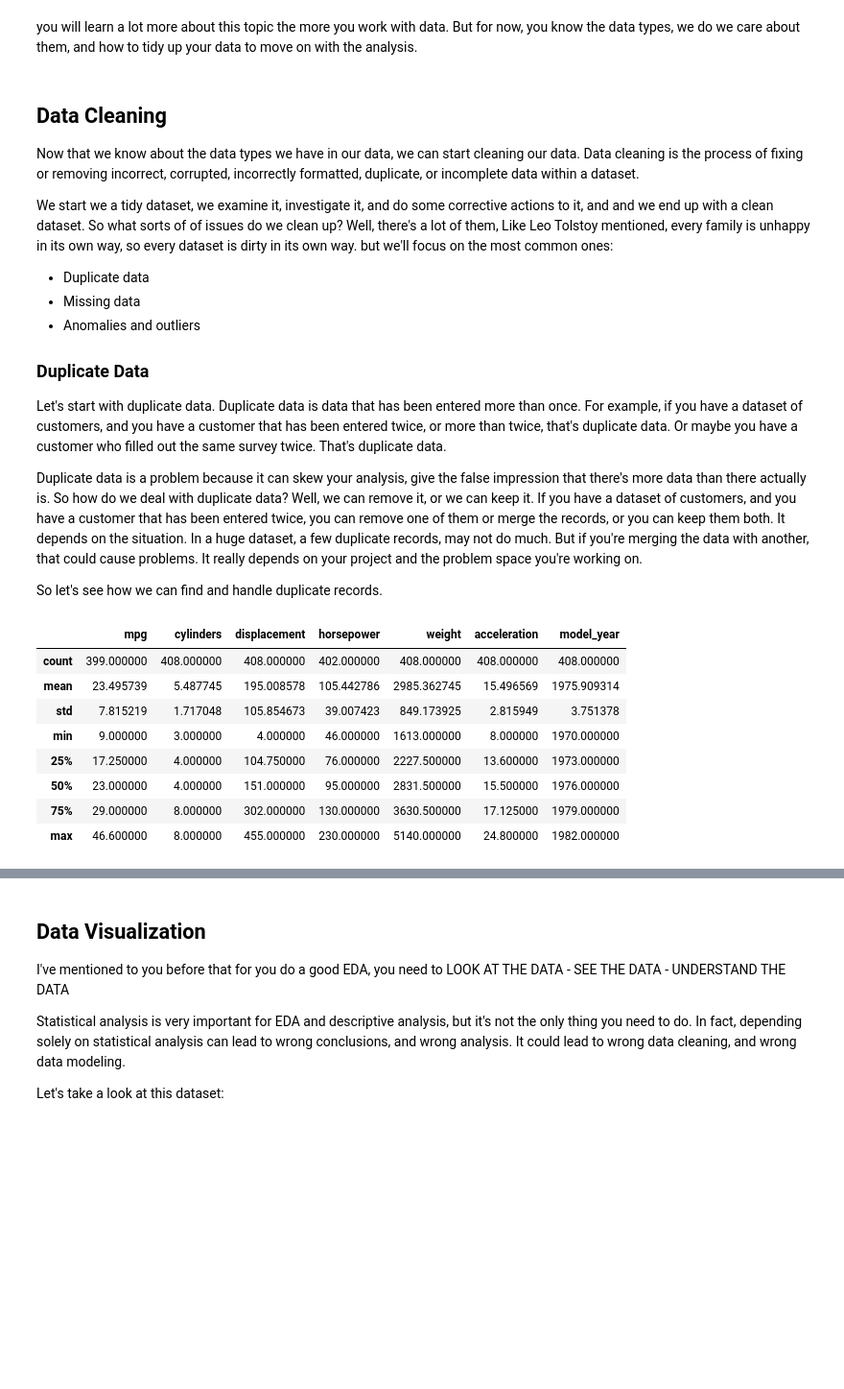
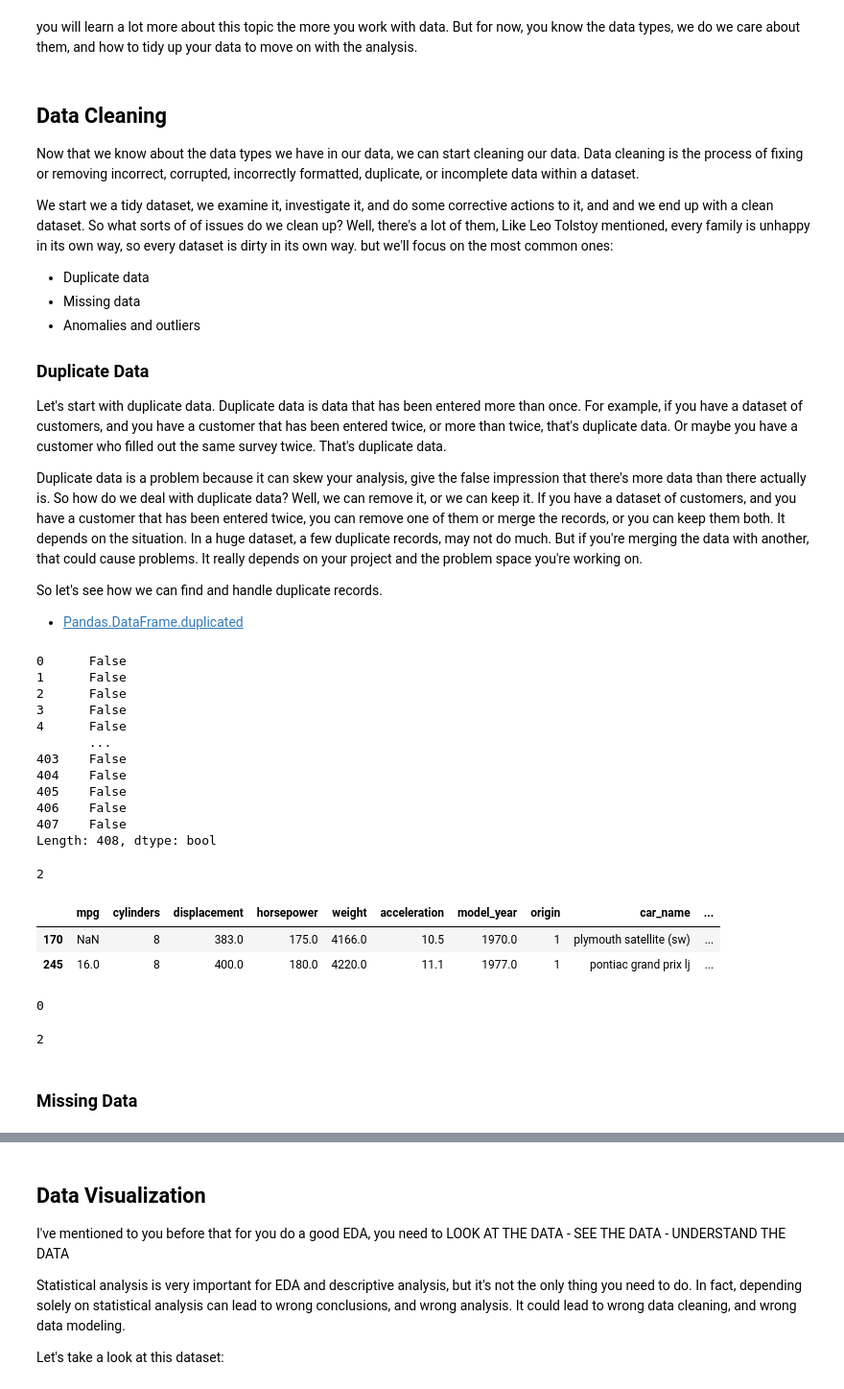
Before and after one commit to IT4063C/IT4063C.github.io, a Jupyter notebook: content/course-notes/6.eda/index.ipynb, the cells around one changed output, grey strips where cells are left out. Shown at 96% size. Cells and saved outputs as stored; diff of their text form; code cells hidden in the pictures; blank space fills up the shorter version.

```diff
--- a/content/course-notes/6.eda/index.ipynb
+++ b/content/course-notes/6.eda/index.ipynb
@@ -313,16 +320,45 @@ If you have a dataset of customers, and you have a customer that has been entere
 It depends on the situation. In a huge dataset, a few duplicate records, may not do much. But if you're merging the data with another, that could cause problems. It really depends on your project and the problem space you're working on.
 
 So let's see how we can find and handle duplicate records.
+
+- [Pandas.DataFrame.duplicated ](https://pandas.pydata.org/docs/reference/api/pandas.DataFrame.duplicated.html)
 # %%
-# df.describe() gives statistical summaries of the data
-auto_mpg_df.describe()
+# this returns a series of booleans. You can pass some conditions to the functions, as to what needs to be considered in the comparison, and which record to be marked.
+auto_mpg_df.duplicated()
 # %% [output]
-|  | mpg | cylinders | displacement | horsepower | weight | acceleration | model_year |
-| count | 399.000000 | 408.000000 | 408.000000 | 402.000000 | 408.000000 | 408.000000 | 408.000000 |
-| mean | 23.495739 | 5.487745 | 195.008578 | 105.442786 | 2985.362745 | 15.496569 | 1975.909314 |
-| std | 7.815219 | 1.717048 | 105.854673 | 39.007423 | 849.173925 | 2.815949 | 3.751378 |
-| min | 9.000000 | 3.000000 | 4.000000 | 46.000000 | 1613.000000 | 8.000000 | 1970.000000 |
-| 25% | 17.250000 | 4.000000 | 104.750000 | 76.000000 | 2227.500000 | 13.600000 | 1973.000000 |
-| 50% | 23.000000 | 4.000000 | 151.000000 | 95.000000 | 2831.500000 | 15.500000 | 1976.000000 |
-| 75% | 29.000000 | 8.000000 | 302.000000 | 130.000000 | 3630.500000 | 17.125000 | 1979.000000 |
-| max | 46.600000 | 8.000000 | 455.000000 | 230.000000 | 5140.000000 | 24.800000 | 1982.000000 |
+0      False
+1      False
+2      False
+3      False
+4      False
+       ...
+403    False
+404    False
+405    False
+406    False
+407    False
+Length: 408, dtype: bool
+# %%
+# Because it's truncated for display, we can get the summation
+auto_mpg_df.duplicated().sum()
+# %% [output]
+2
+# %%
+# We can also filter the dataframe based on the results of the duplicated function
+auto_mpg_df[auto_mpg_df.duplicated()]
+# %% [output]
+|  | mpg | cylinders | displacement | horsepower | weight | acceleration | model_year | origin | car_name | ... |
+| 170 | NaN | 8 | 383.0 | 175.0 | 4166.0 | 10.5 | 1970.0 | 1 | plymouth satellite (sw) | ... |
+| 245 | 16.0 | 8 | 400.0 | 180.0 | 4220.0 | 11.1 | 1977.0 | 1 | pontiac grand prix lj | ... |
+# %%
+# Filter out the duplicates from the dataframe based on the results of the duplicated function
+auto_mpg_without_duplicates1 = auto_mpg_df[~auto_mpg_df.duplicated()]
+# Let's check now?
+auto_mpg_without_duplicates1.duplicated().sum()
+# %% [output]
+0
+# %%
+# we didn't change the original dataframe, to do that, use the
+auto_mpg_df.duplicated().sum()
+# %% [output]
+2
@@ -329 +374,3 @@ auto_mpg_df.describe()
+# %% [markdown]
+### Missing Data
 # %% [markdown]
```
Also changed, not shown: parts of 12 cells of this notebook.
